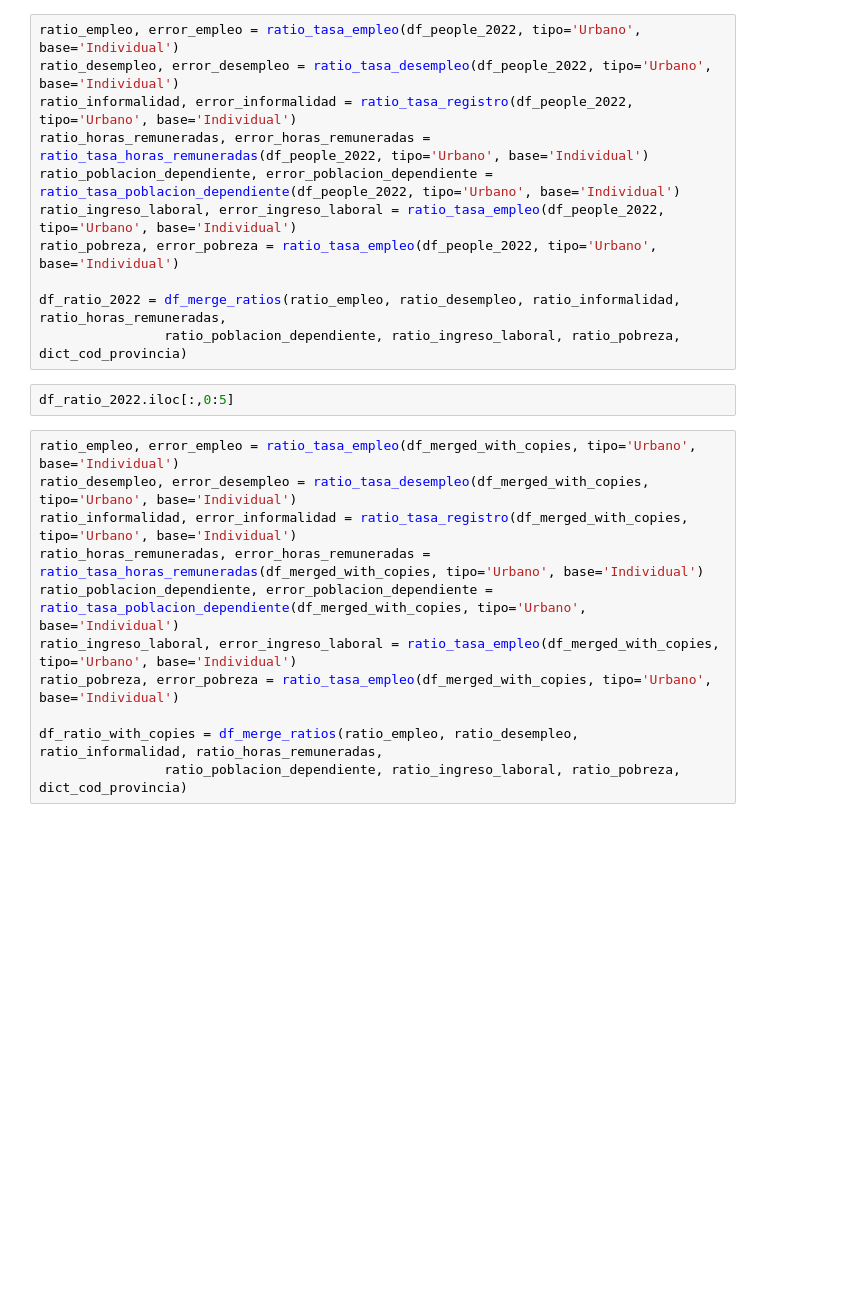
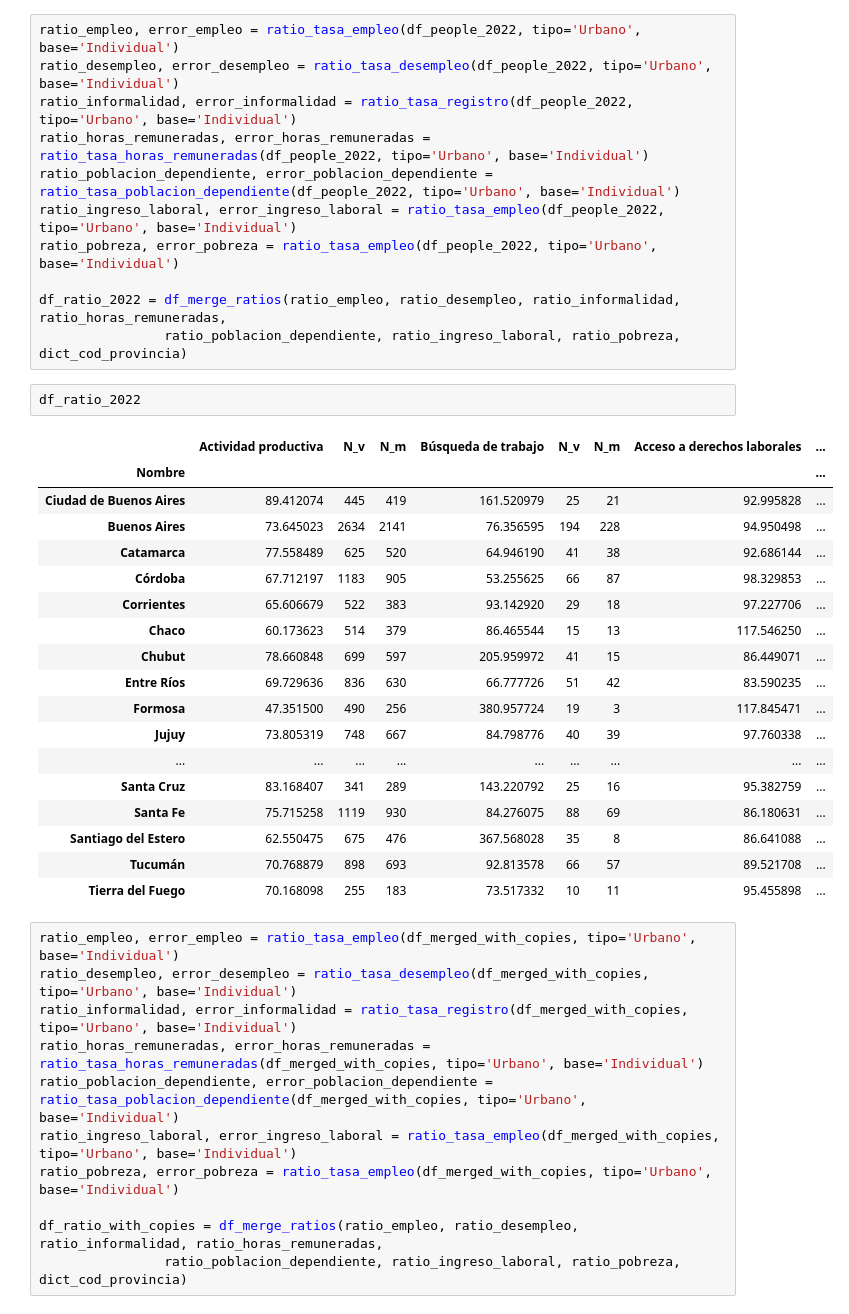
Before and after one commit to datos-Fundar/indice-mercado-trabajo-ingresos, a Jupyter notebook: scripts/04_chequeo_EPH.ipynb, the cells around one changed output. Saved outputs shown, nothing was run; the diff lists cells and outputs as text; blank space fills up the shorter version.

```diff
--- a/scripts/04_chequeo_EPH.ipynb
+++ b/scripts/04_chequeo_EPH.ipynb
@@ -577,8 +619,27 @@ ratio_pobreza, error_pobreza = ratio_tasa_empleo(df_people_2022, tipo='Urbano',
 
 df_ratio_2022 = df_merge_ratios(ratio_empleo, ratio_desempleo, ratio_informalidad, ratio_horas_remuneradas,
                 ratio_poblacion_dependiente, ratio_ingreso_laboral, ratio_pobreza, dict_cod_provincia)
-# %%
-df_ratio_2022.iloc[:,0:5]
+# %%
+df_ratio_2022
+# %% [output]
+|  | Actividad productiva | N_v | N_m | Búsqueda de trabajo | N_v | N_m | Acceso a derechos laborales | ... |
+| Nombre |  |  |  |  |  |  |  | ... |
+| Ciudad de Buenos Aires | 89.412074 | 445 | 419 | 161.520979 | 25 | 21 | 92.995828 | ... |
+| Buenos Aires | 73.645023 | 2634 | 2141 | 76.356595 | 194 | 228 | 94.950498 | ... |
+| Catamarca | 77.558489 | 625 | 520 | 64.946190 | 41 | 38 | 92.686144 | ... |
+| Córdoba | 67.712197 | 1183 | 905 | 53.255625 | 66 | 87 | 98.329853 | ... |
+| Corrientes | 65.606679 | 522 | 383 | 93.142920 | 29 | 18 | 97.227706 | ... |
+| Chaco | 60.173623 | 514 | 379 | 86.465544 | 15 | 13 | 117.546250 | ... |
+| Chubut | 78.660848 | 699 | 597 | 205.959972 | 41 | 15 | 86.449071 | ... |
+| Entre Ríos | 69.729636 | 836 | 630 | 66.777726 | 51 | 42 | 83.590235 | ... |
+| Formosa | 47.351500 | 490 | 256 | 380.957724 | 19 | 3 | 117.845471 | ... |
+| Jujuy | 73.805319 | 748 | 667 | 84.798776 | 40 | 39 | 97.760338 | ... |
+| ... | ... | ... | ... | ... | ... | ... | ... | ... |
+| Santa Cruz | 83.168407 | 341 | 289 | 143.220792 | 25 | 16 | 95.382759 | ... |
+| Santa Fe | 75.715258 | 1119 | 930 | 84.276075 | 88 | 69 | 86.180631 | ... |
+| Santiago del Estero | 62.550475 | 675 | 476 | 367.568028 | 35 | 8 | 86.641088 | ... |
+| Tucumán | 70.768879 | 898 | 693 | 92.813578 | 66 | 57 | 89.521708 | ... |
+| Tierra del Fuego | 70.168098 | 255 | 183 | 73.517332 | 10 | 11 | 95.455898 | ... |
 # %%
 ratio_empleo, error_empleo = ratio_tasa_empleo(df_merged_with_copies, tipo='Urbano', base='Individual')
 ratio_desempleo, error_desempleo = ratio_tasa_desempleo(df_merged_with_copies, tipo='Urbano', base='Individual')
```
Also changed, not shown: parts of 17 cells of this notebook, 9 other files.
